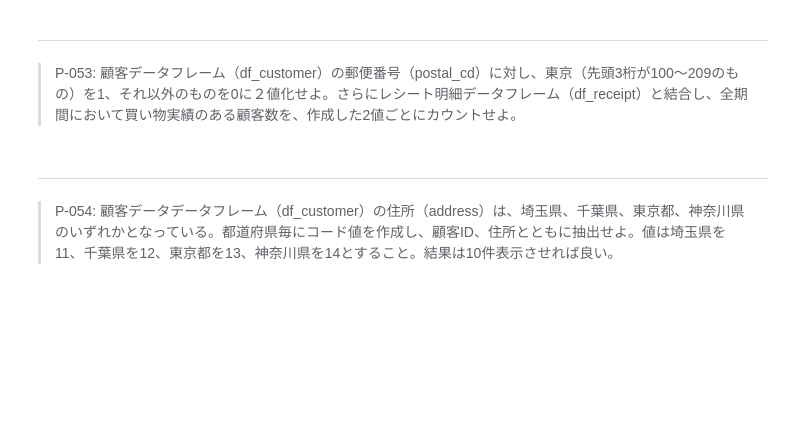
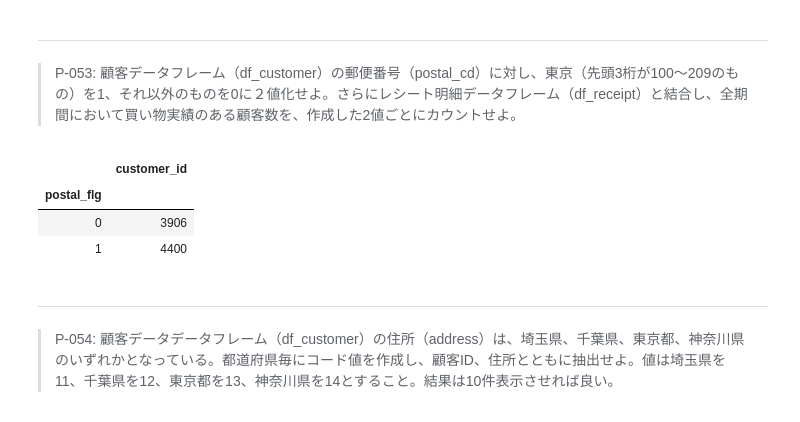
Before and after one commit to cyoshihara/ds100, a Jupyter notebook: preprocess_knock_Python_20210728-.ipynb, the cells around one changed output. Cells and saved outputs as stored; diff of their text form; code cells hidden in the pictures; blank space fills up the shorter version.

```diff
--- a/preprocess_knock_Python_20210728-.ipynb
+++ b/preprocess_knock_Python_20210728-.ipynb
@@ -1447,6 +1473,16 @@ pd.concat([
 # %% [markdown]
 ---
 > P-053: 顧客データフレーム（df_customer）の郵便番号（postal_cd）に対し、東京（先頭3桁が100〜209のもの）を1、それ以外のものを0に２値化せよ。さらにレシート明細データフレーム（df_receipt）と結合し、全期間において買い物実績のある顧客数を、作成した2値ごとにカウントせよ。
+# %%
+# 2021/8/13 2
+df_customer['postal_flg'] = df_customer['postal_cd'].apply(lambda x: 1 if 100 <= int(x[:3]) and int(x[:3]) <= 209 else 0)
+df_temp = pd.merge( df_receipt,  df_customer[['customer_id', 'postal_cd','postal_flg']], on='customer_id', how='inner' )
+df_temp.groupby('postal_flg').agg({'customer_id':'nunique'})
+# %% [output]
+|  | customer_id |
+| postal_flg |  |
+| 0 | 3906 |
+| 1 | 4400 |
 # %% [markdown]
 ---
 > P-054: 顧客データデータフレーム（df_customer）の住所（address）は、埼玉県、千葉県、東京都、神奈川県のいずれかとなっている。都道府県毎にコード値を作成し、顧客ID、住所とともに抽出せよ。値は埼玉県を11、千葉県を12、東京都を13、神奈川県を14とすること。結果は10件表示させれば良い。
```
Also changed, not shown: parts of 5 cells of this notebook, 1 other file.
